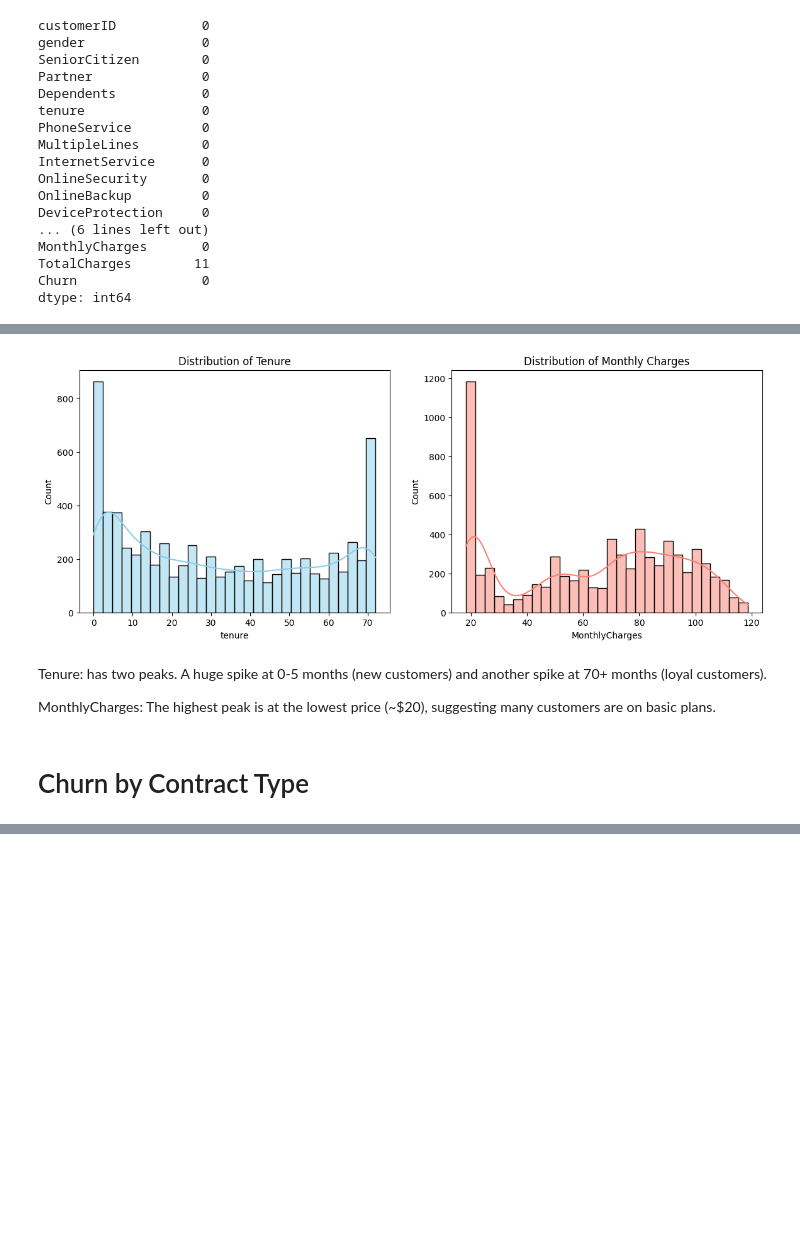
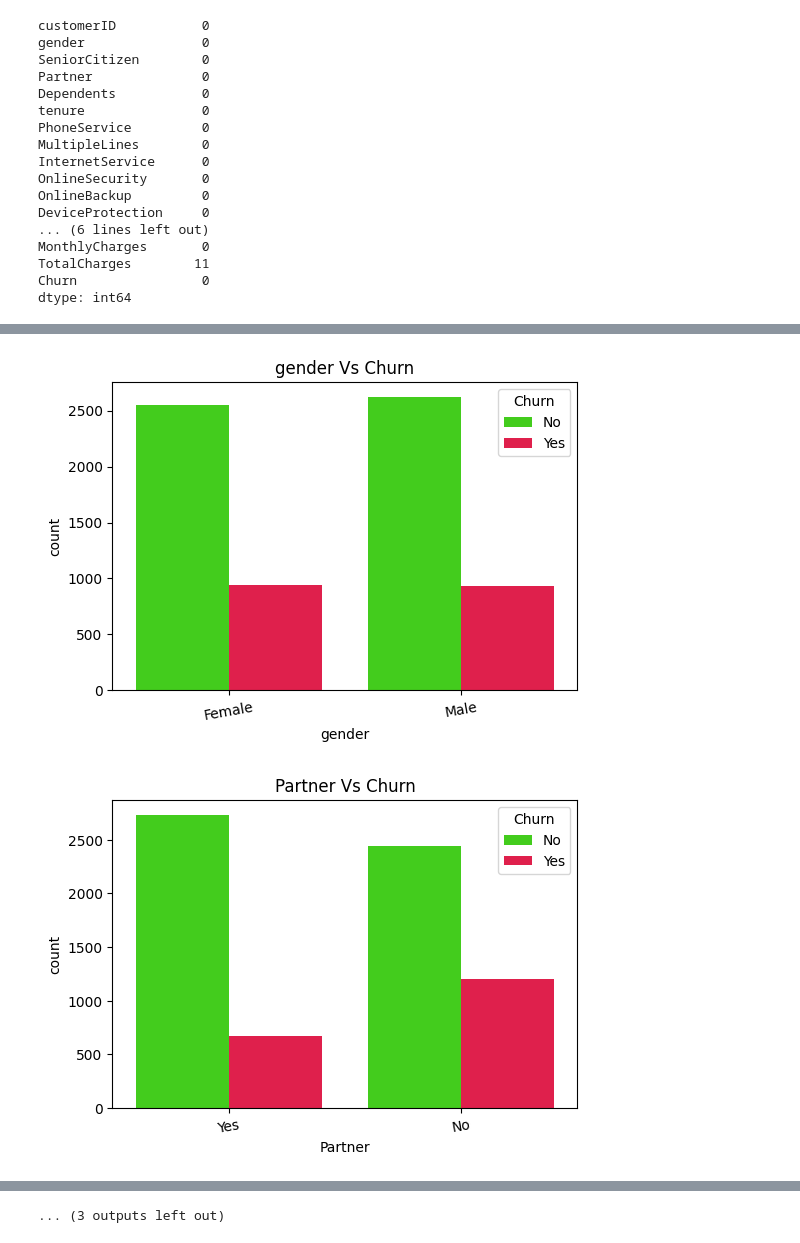
Before and after one commit to NisithaNimsara/Customer_Churn_Prediction-, a Jupyter notebook: EDA.ipynb, the cells around one changed output, grey strips where cells are left out. Cells and saved outputs as stored; diff of their text form; code cells hidden in the pictures; blank space fills up the shorter version.

```diff
--- a/EDA.ipynb
+++ b/EDA.ipynb
@@ -184,15 +165,13 @@ we can see "No" have sightly big ratio (nealy 3x) than "Yes".
-# %%
-fig, axes = plt.subplots(1, 2, figsize=(14, 5))
-sns.histplot(df['tenure'], bins=30, kde=True, ax=axes[0], color='skyblue')
-axes[0].set_title('Distribution of Tenure')
-sns.histplot(df['MonthlyCharges'], bins=30, kde=True, ax=axes[1], color='salmon')
-axes[1].set_title('Distribution of Monthly Charges')
-plt.show()
-# %% [output]
-[figure, removed]
-# %% [markdown]
-Tenure: has two peaks. A huge spike at 0-5 months (new customers) and another spike at 70+ months (loyal customers).
-
-MonthlyCharges: The highest peak is at the lowest price (~$20), suggesting many customers are on basic plans.
-# %% [markdown]
-# Churn by Contract Type
+# %%
+for col in categorical_cols:
+    if col == "Churn":
+        continue
+
+    plt.figure(figsize=(6, 4))
+    sns.countplot(data=df, x=col, hue="Churn", palette="prism")
+    plt.xticks(rotation=10)
+    plt.title(f"{col} Vs Churn")
+    plt.show()
+# %% [output]
+[figure, added]
+[figure, added]
@@ -199 +188,2 @@ MonthlyCharges: The highest peak is at the lowest price (~$20), suggesting many
+... (3 outputs left out)
 # %%
```
Also changed, not shown: parts of 34 cells of this notebook.
